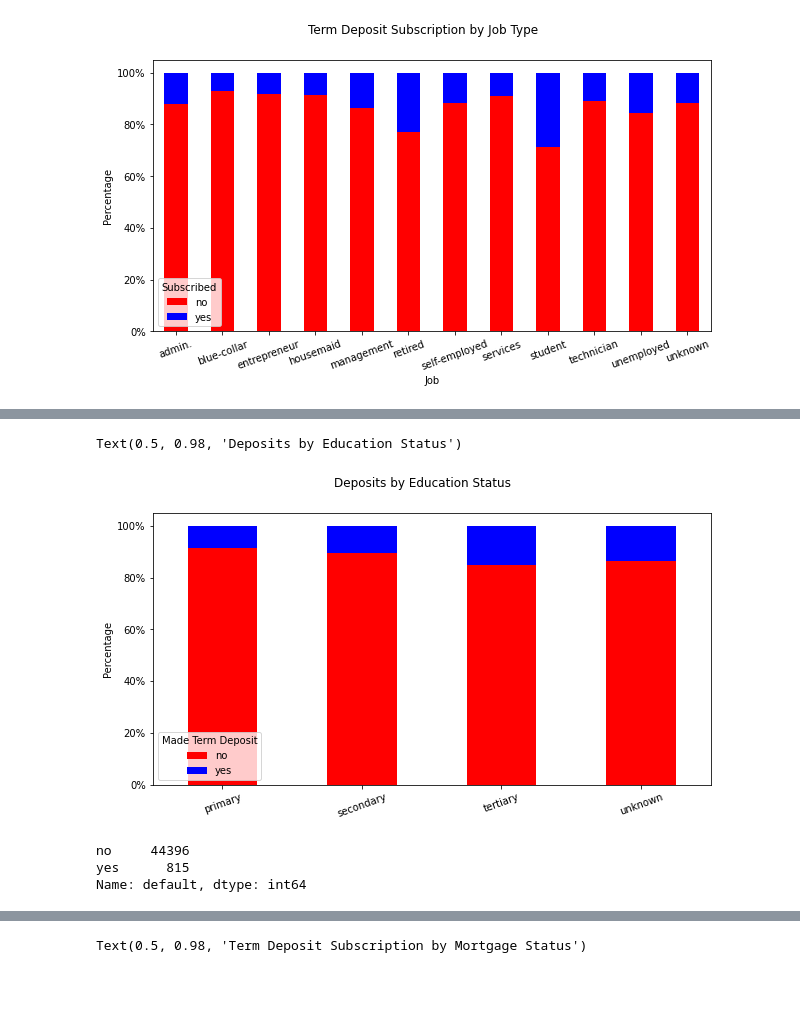
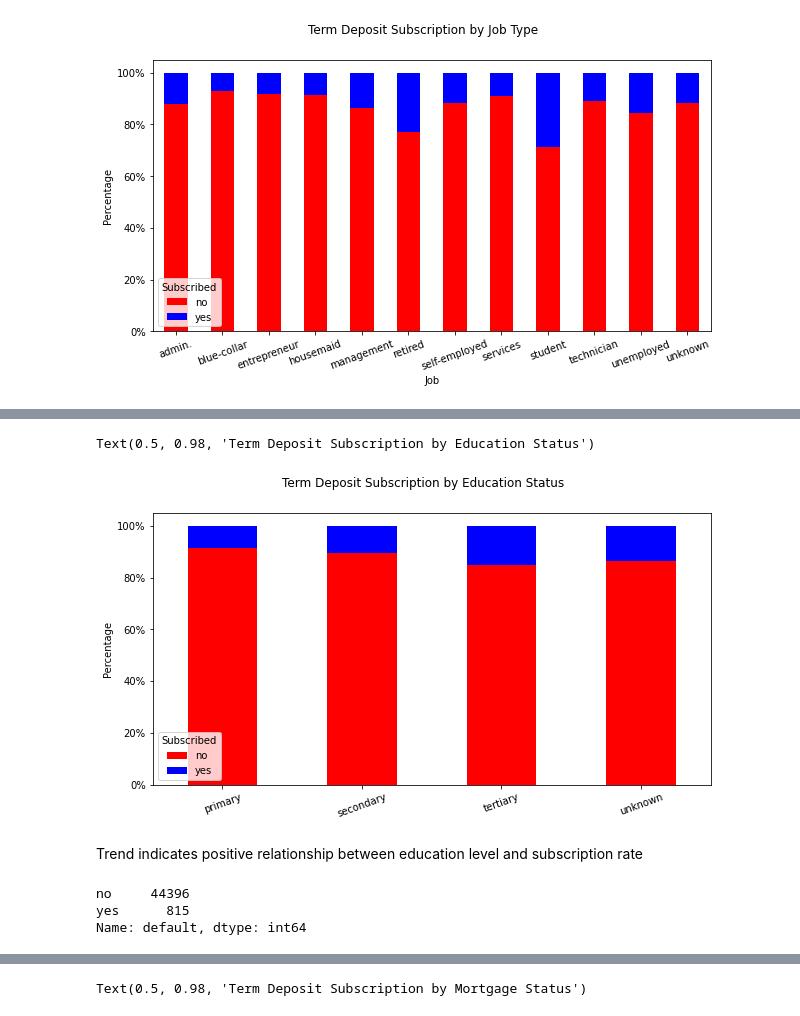
Before and after one commit to zcherna/Capstone-Predicting-Customer-Subscription-to-Financial-Products, a Jupyter notebook: Final_Notebook/Jupyter_Notebook.ipynb, the cells around one changed output, grey strips where cells are left out. Drawn from its saved outputs; the diff is of its cells as text; code cells hidden in the pictures; blank space fills up the shorter version.

```diff
--- a/Final_Notebook/Jupyter_Notebook.ipynb
+++ b/Final_Notebook/Jupyter_Notebook.ipynb
@@ -466,27 +429,31 @@ Name: education, dtype: int64
 # %%
+# visualizing percent of term deposits by education status
 education_counts_df = df.groupby(["made_deposit", "education"])["education"].count().unstack()
 
 
 deposit_percents_df = education_counts_df.div(education_counts_df.sum()).T
 fig, ax = plt.subplots()
 
 deposit_percents_df.plot(kind="bar", stacked=True, color=["red", "blue"], ax=ax, figsize=(10,5))
 
-ax.legend(title="Made Term Deposit", loc='lower left')
+ax.legend(title="Subscribed", loc='lower left')
 ax.set_xlabel("")
 ax.set_ylabel("Percentage")
 ax.set_xticklabels(ax.get_xticklabels(), rotation=20)
 ax.yaxis.set_major_formatter(plt.FuncFormatter(lambda y, _: '{:.0%}'.format(y)))
 
 
-fig.suptitle("Deposits by Education Status")
+fig.suptitle("Term Deposit Subscription by Education Status")
 # %% [output]
-Text(0.5, 0.98, 'Deposits by Education Status')
+Text(0.5, 0.98, 'Term Deposit Subscription by Education Status')
-[figure, old version]
+[figure, new version]
-# %%
-df.default.value_counts()
-# %% [output]
-no     44396
-yes      815
-Name: default, dtype: int64
+# %% [markdown]
+Trend indicates positive relationship between education level and subscription rate
+# %%
+# exploring the default column
+df.default.value_counts()
+# %% [output]
+no     44396
+yes      815
+Name: default, dtype: int64
 # %%
```
Also changed, not shown: parts of 113 cells of this notebook.
